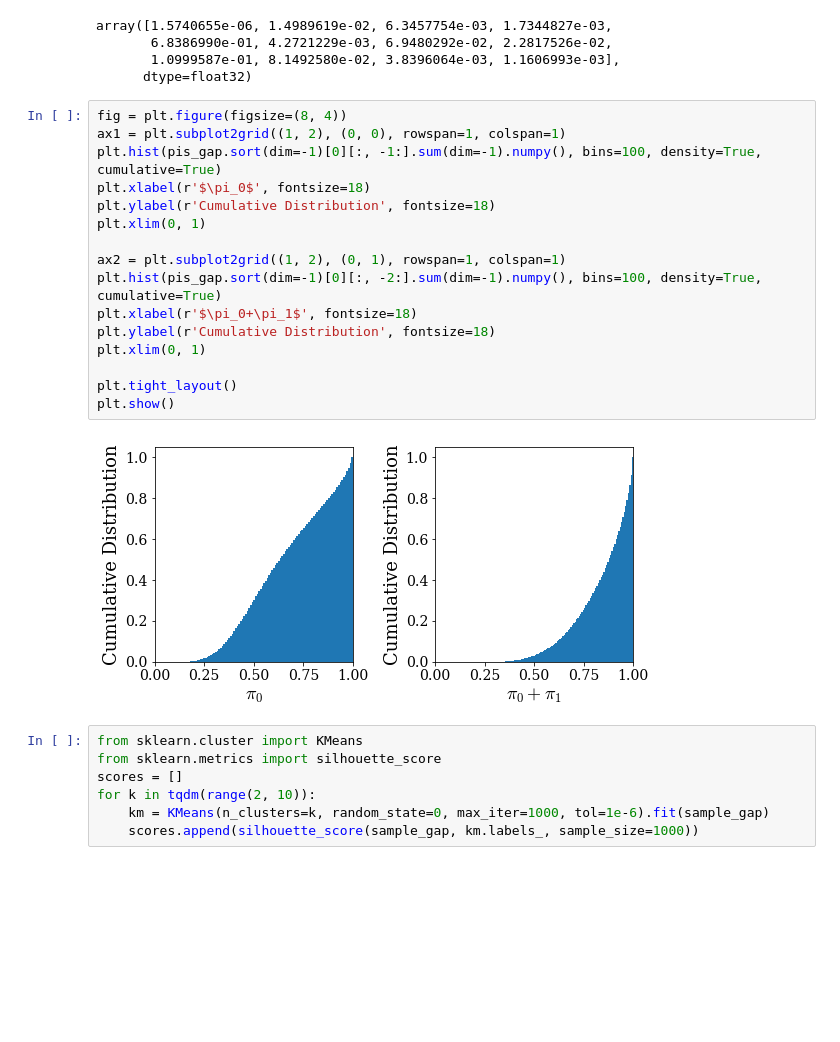
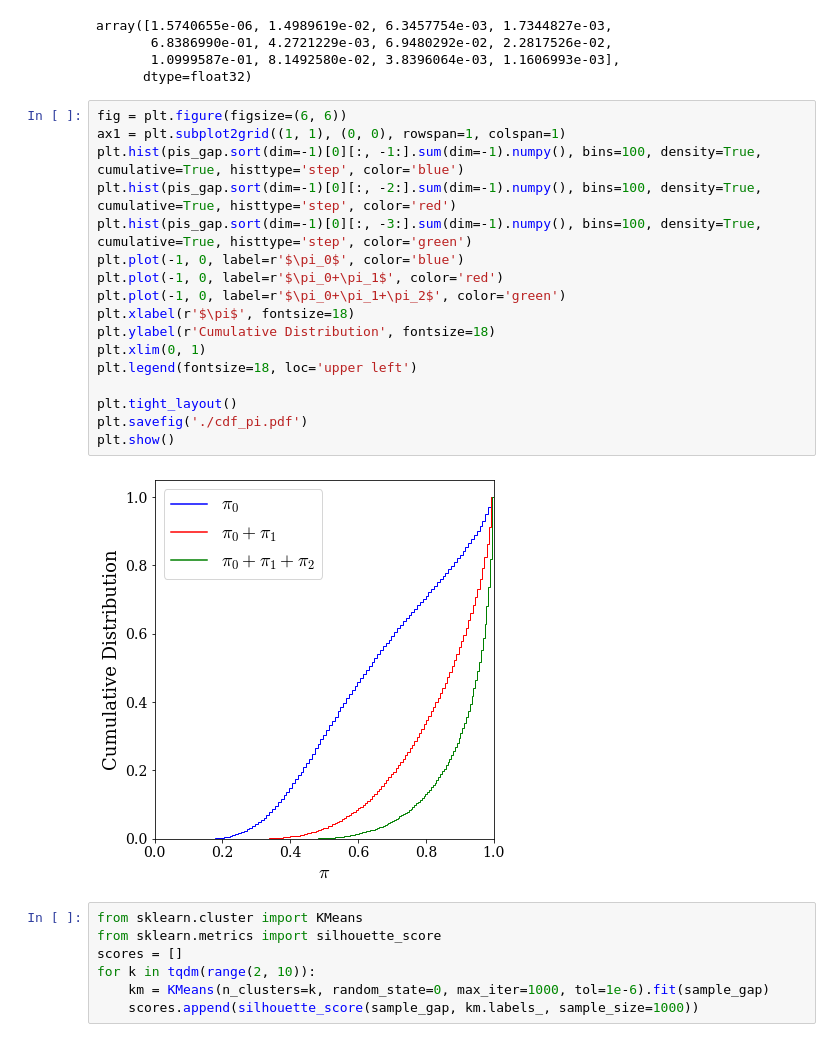
Before and after one commit to haimengzhao/magic-microlensing, a Jupyter notebook: test_lcplot.ipynb, the cells around one changed output. Cells and saved outputs as stored; diff of their text form; blank space fills up the shorter version.

Commit message:
test: better plot

```diff
--- a/test_lcplot.ipynb
+++ b/test_lcplot.ipynb
@@ -264,23 +472,24 @@ array([1.5740655e-06, 1.4989619e-02, 6.3457754e-03, 1.7344827e-03,
        1.0999587e-01, 8.1492580e-02, 3.8396064e-03, 1.1606993e-03],
       dtype=float32)
 # %%
-fig = plt.figure(figsize=(8, 4))
-ax1 = plt.subplot2grid((1, 2), (0, 0), rowspan=1, colspan=1)
-plt.hist(pis_gap.sort(dim=-1)[0][:, -1:].sum(dim=-1).numpy(), bins=100, density=True, cumulative=True)
-plt.xlabel(r'$\pi_0$', fontsize=18)
+fig = plt.figure(figsize=(6, 6))
+ax1 = plt.subplot2grid((1, 1), (0, 0), rowspan=1, colspan=1)
+plt.hist(pis_gap.sort(dim=-1)[0][:, -1:].sum(dim=-1).numpy(), bins=100, density=True, cumulative=True, histtype='step', color='blue')
+plt.hist(pis_gap.sort(dim=-1)[0][:, -2:].sum(dim=-1).numpy(), bins=100, density=True, cumulative=True, histtype='step', color='red')
+plt.hist(pis_gap.sort(dim=-1)[0][:, -3:].sum(dim=-1).numpy(), bins=100, density=True, cumulative=True, histtype='step', color='green')
+plt.plot(-1, 0, label=r'$\pi_0$', color='blue')
+plt.plot(-1, 0, label=r'$\pi_0+\pi_1$', color='red')
+plt.plot(-1, 0, label=r'$\pi_0+\pi_1+\pi_2$', color='green')
+plt.xlabel(r'$\pi$', fontsize=18)
 plt.ylabel(r'Cumulative Distribution', fontsize=18)
 plt.xlim(0, 1)
-
-ax2 = plt.subplot2grid((1, 2), (0, 1), rowspan=1, colspan=1)
-plt.hist(pis_gap.sort(dim=-1)[0][:, -2:].sum(dim=-1).numpy(), bins=100, density=True, cumulative=True)
-plt.xlabel(r'$\pi_0+\pi_1$', fontsize=18)
-plt.ylabel(r'Cumulative Distribution', fontsize=18)
-plt.xlim(0, 1)
+plt.legend(fontsize=18, loc='upper left')
 
 plt.tight_layout()
+plt.savefig('./cdf_pi.pdf')
 plt.show()
 # %% [output]
-[figure, old version]
+[figure, new version]
 # %%
 from sklearn.cluster import KMeans
 from sklearn.metrics import silhouette_score
```
Also changed, not shown: parts of 4 cells of this notebook, 1 other file.
